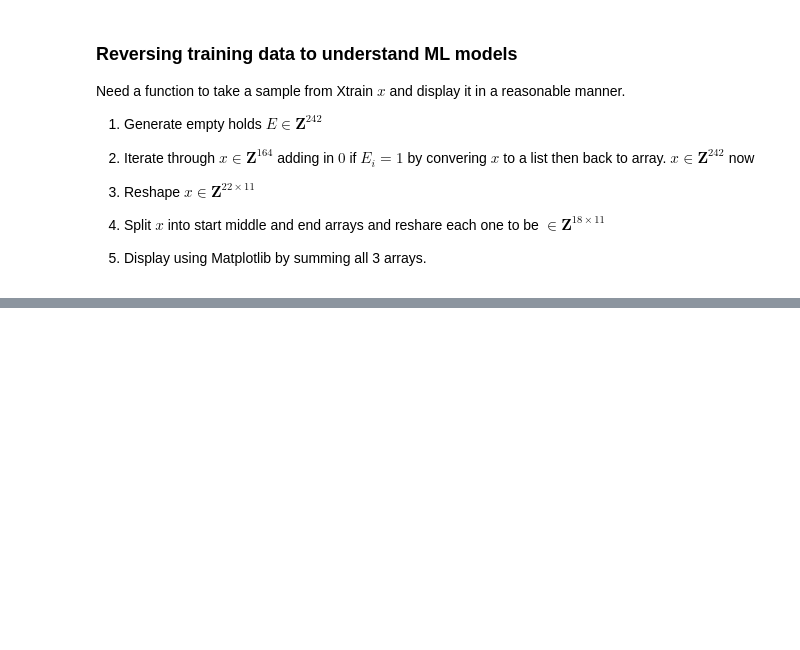
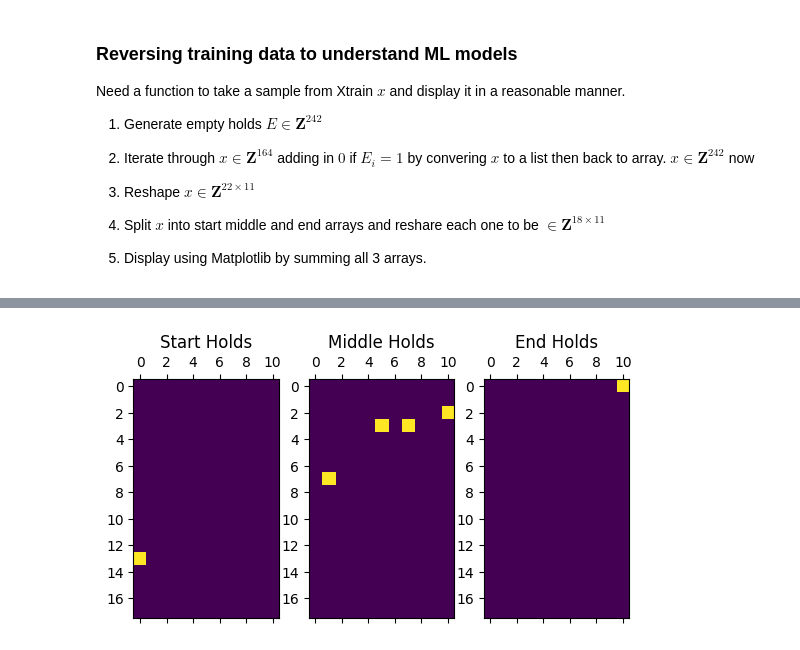
Before and after one commit to wd7512/Moonboard-Analysis, a Jupyter notebook: Reverse Functions.ipynb, the cells around one changed output, grey strips where cells are left out. Saved outputs shown, nothing was run; the diff lists cells and outputs as text; code cells hidden in the pictures; blank space fills up the shorter version.

```diff
--- a/Reverse Functions.ipynb
+++ b/Reverse Functions.ipynb
@@ -195,0 +195,6 @@ array([[False, False, False, False, False, False, False, False, False,
+# %%
+from Reverse import reverse
+
+plot_moves(reverse(training_data[0][1]))
+# %% [output]
+[figure, added]
```
Also changed, not shown: parts of 9 cells of this notebook, 2 other files.
